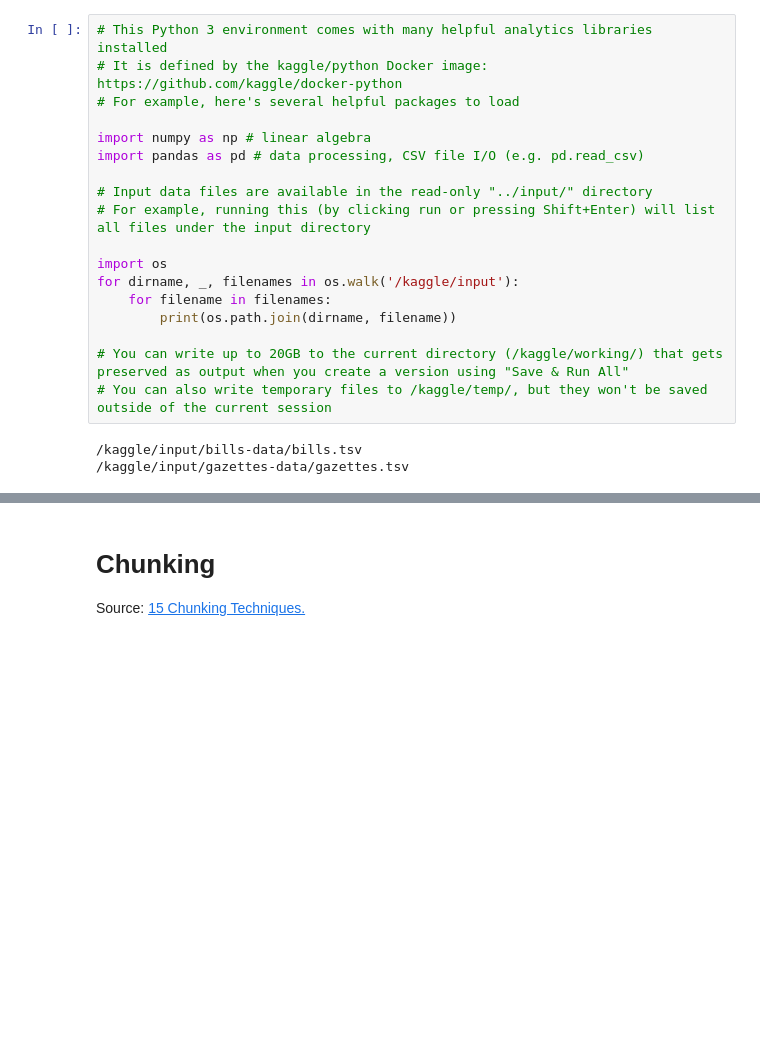
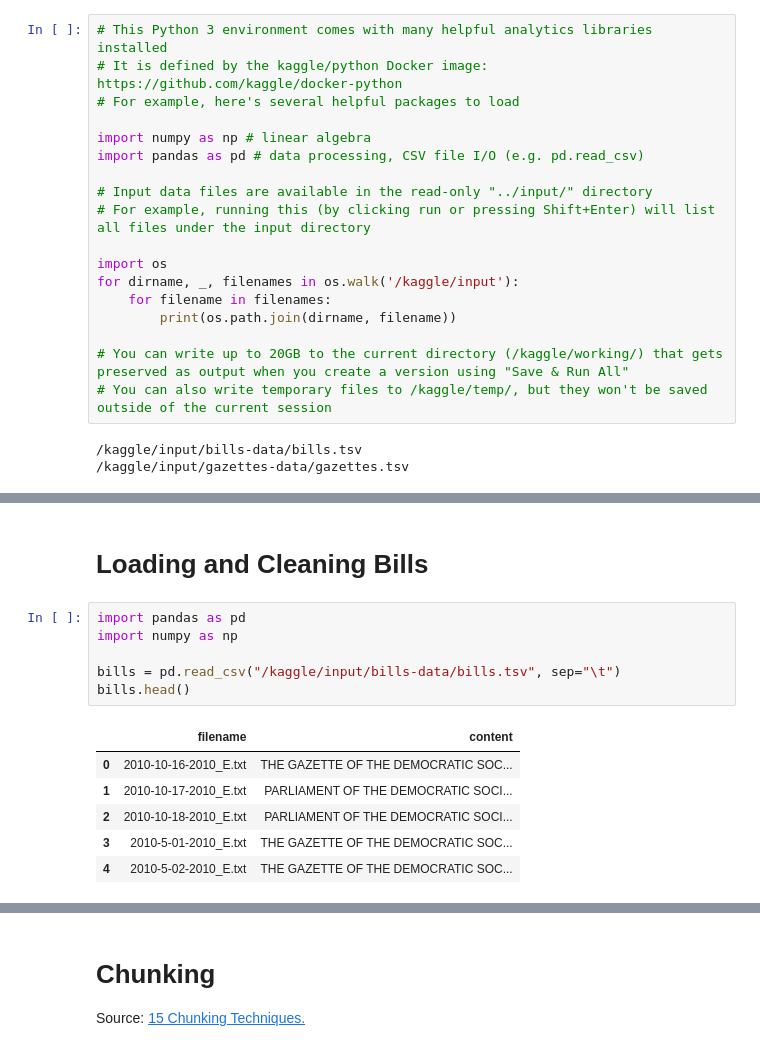
Before and after one commit to niduniDK/LegalAI, a Jupyter notebook: Notebooks/dsep-rag-comparison.ipynb, the cells around one changed output, grey strips where cells are left out. Cells and saved outputs as stored; diff of their text form; blank space fills up the shorter version.

```diff
--- a/Notebooks/dsep-rag-comparison.ipynb
+++ b/Notebooks/dsep-rag-comparison.ipynb
@@ -23,0 +141,15 @@ for dirname, _, filenames in os.walk('/kaggle/input'):
+# %% [markdown]
+# Loading and Cleaning Bills
+# %%
+import pandas as pd
+import numpy as np
+
+bills = pd.read_csv("/kaggle/input/bills-data/bills.tsv", sep="\t")
+bills.head()
+# %% [output]
+|  | filename | content |
+| 0 | 2010-10-16-2010_E.txt | THE GAZETTE OF THE DEMOCRATIC SOC... |
+| 1 | 2010-10-17-2010_E.txt | PARLIAMENT OF THE DEMOCRATIC SOCI... |
+| 2 | 2010-10-18-2010_E.txt | PARLIAMENT OF THE DEMOCRATIC SOCI... |
+| 3 | 2010-5-01-2010_E.txt | THE GAZETTE OF THE DEMOCRATIC SOC... |
+| 4 | 2010-5-02-2010_E.txt | THE GAZETTE OF THE DEMOCRATIC SOC... |
```
Also changed, not shown: parts of 30 cells of this notebook.
